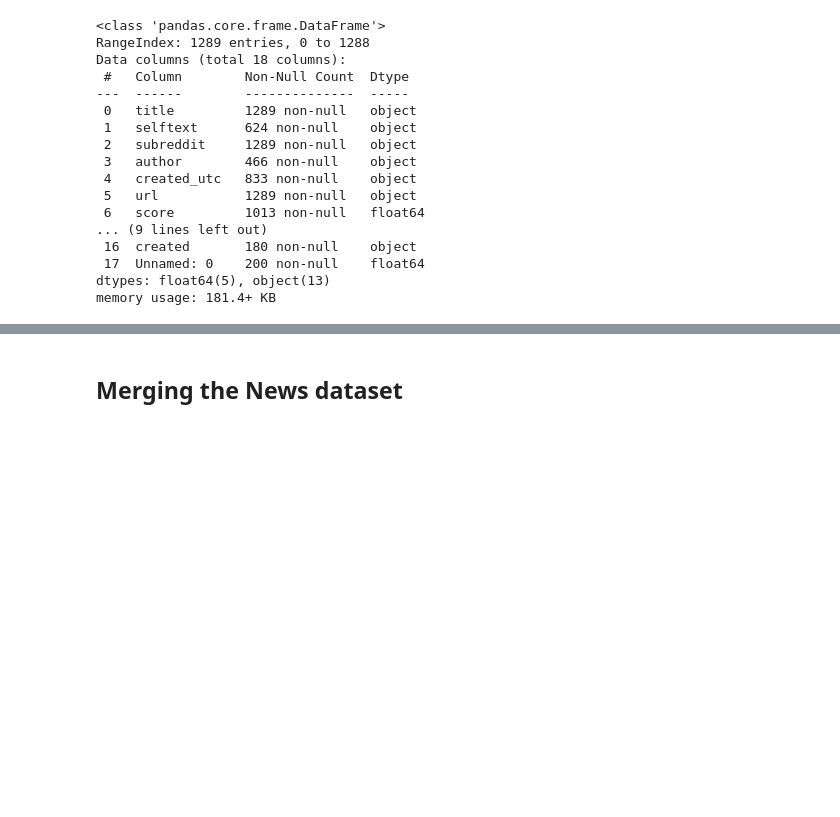
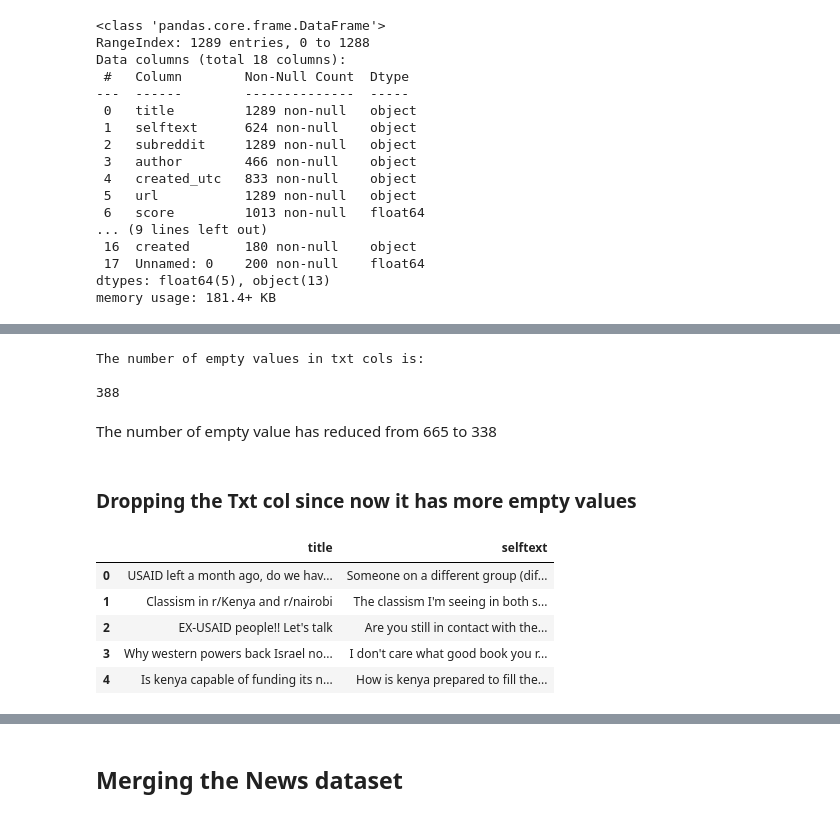
Before and after one commit to L-N-E0/USAID-Kenya-Sentiment-Analysis, a Jupyter notebook: notebooks/kitasi.ipynb, the cells around one changed output, grey strips where cells are left out. Saved outputs shown, nothing was run; the diff lists cells and outputs as text; code cells hidden in the pictures; blank space fills up the shorter version.

```diff
--- a/notebooks/kitasi.ipynb
+++ b/notebooks/kitasi.ipynb
@@ -115,0 +147,26 @@ ruth_reddt_final.head()
+# %%
+#checking now for the number of empty values in the selftxt
+
+#Number of empty values in selftxt col
+print(f'The number of empty values in txt cols is:\n')
+print(ruth_reddt_final['selftext'].isnull().sum())
+# %% [output]
+The number of empty values in txt cols is:
+
+388
+# %% [markdown]
+The number of empty value has reduced from 665 to 338
+# %% [markdown]
+### Dropping the Txt col since now it has more empty values
+# %%
+# drppoing the text col
+ruth_reddt_final.drop(columns='text', inplace=True)
+
+ruth_reddt_final.head()
+# %% [output]
+|  | title | selftext |
+| 0 | USAID left a month ago, do we hav... | Someone on a different group (dif... |
+| 1 | Classism in r/Kenya and r/nairobi | The classism I'm seeing in both s... |
+| 2 | EX-USAID people!! Let's talk | Are you still in contact with the... |
+| 3 | Why western powers back Israel no... | I don't care what good book you r... |
+| 4 | Is kenya capable of funding its n... | How is kenya prepared to fill the... |
```
Also changed, not shown: parts of 22 cells of this notebook, 4 other files.
